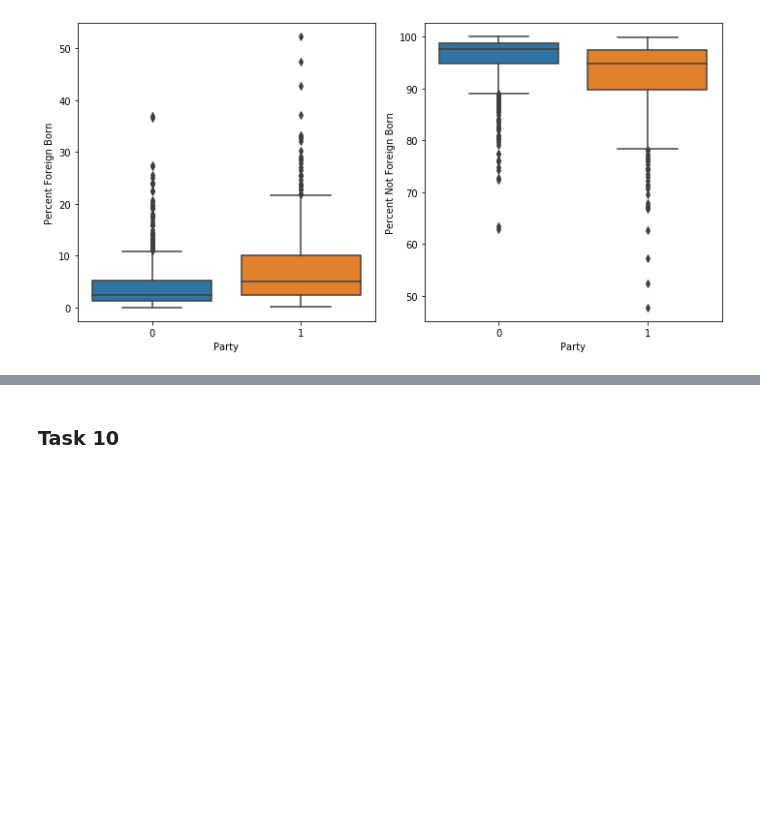
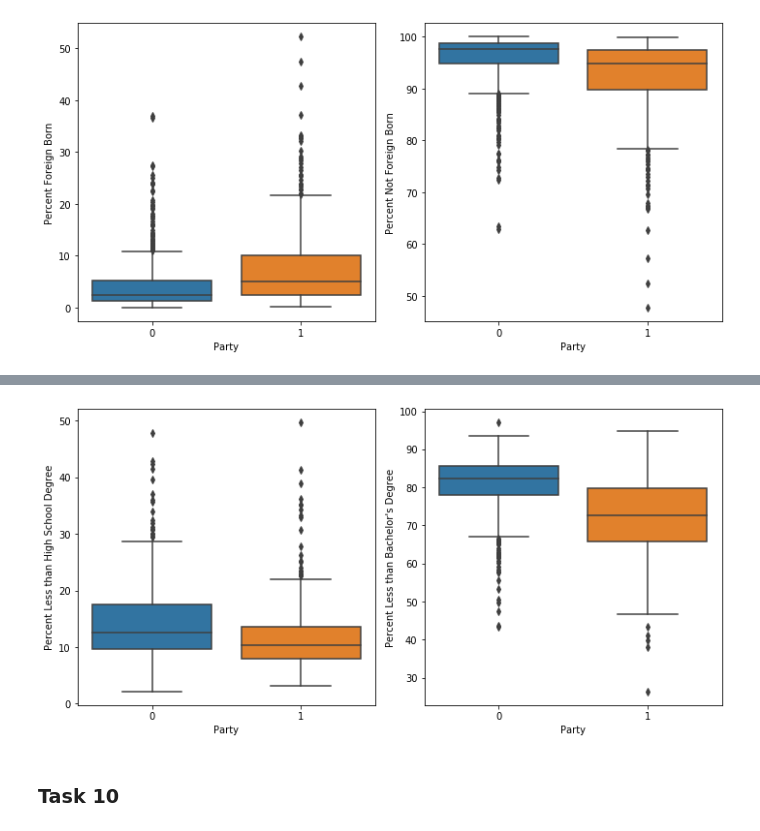
Before and after one commit to samujjwaal/US-Election-Data-Exploration, a Jupyter notebook: Project-1-CS-418.ipynb, the cells around one changed output, grey strips where cells are left out. Saved outputs shown, nothing was run; the diff lists cells and outputs as text; code cells hidden in the pictures; blank space fills up the shorter version.

```diff
--- a/Project-1-CS-418.ipynb
+++ b/Project-1-CS-418.ipynb
@@ -190,3 +287,6 @@ for i in range(num_columns-1):
 plt.tight_layout()
 # %% [output]
 [figure]
+# %%
+education_data = merged_data[['Percent Less than High School Degree',"Percent Less than Bachelor's Degree",'Party']]
+education_data
@@ -193,3 +307,11 @@ plt.tight_layout()
+# %%
+num_columns = len(education_data.columns)
+fig, axes = plt.subplots(1, num_columns-1, figsize = (10, 5))
+for i in range(num_columns-1):
+    sns.boxplot(x = 'Party', y = education_data.columns[i], data = education_data, orient = 'v', ax = axes[i])
+plt.tight_layout()
+# %% [output]
+[figure, added]
 # %% [markdown]
 ### Task 10
 # %%
```
Also changed, not shown: parts of 19 cells of this notebook.
